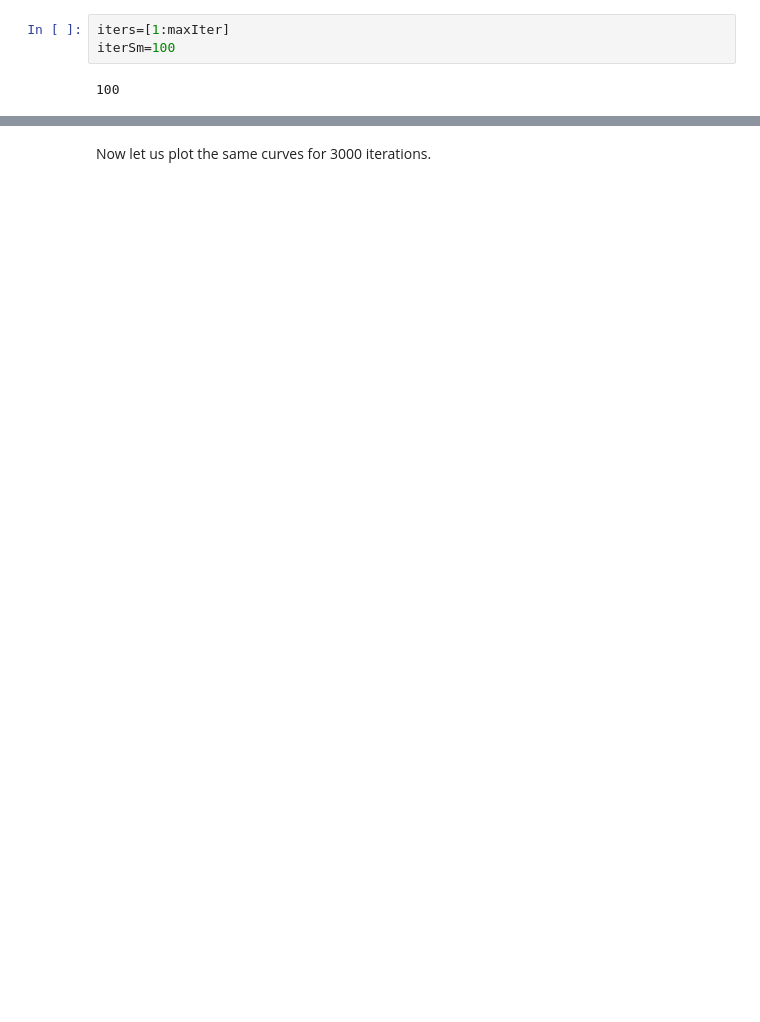
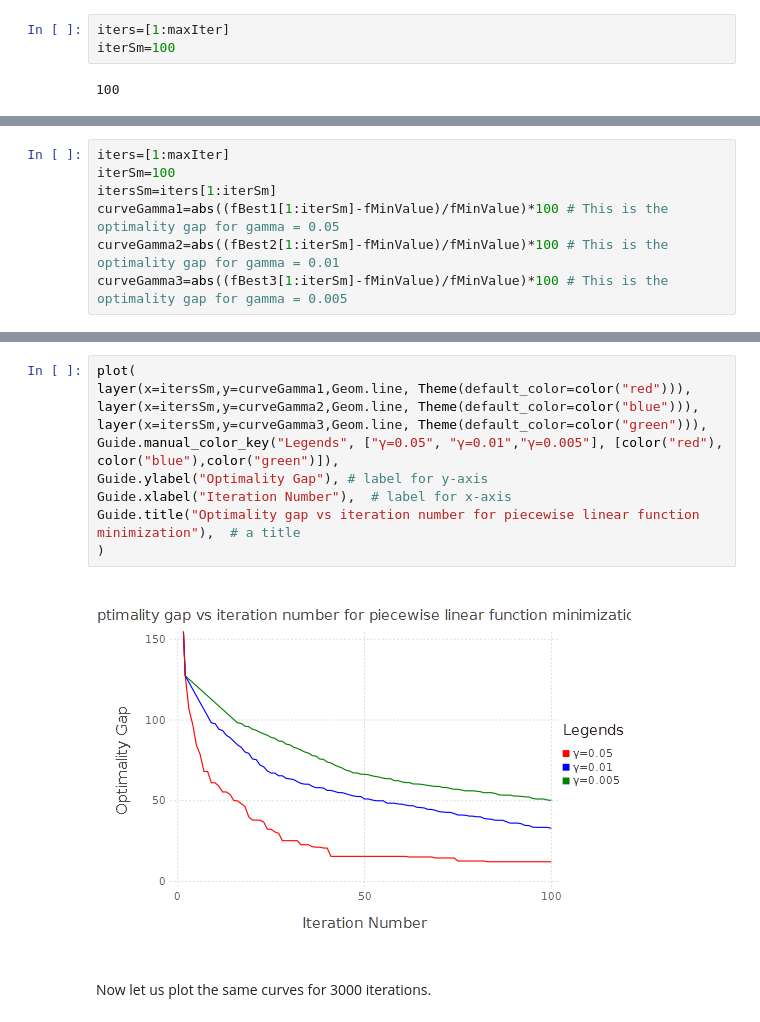
Before and after one commit to Shuvomoy/JuliaCodes-EE364b, a Jupyter notebook: JuliaCodes/Subgradient Method - Piecewise Linear Function Minimization .ipynb, the cells around one changed output, grey strips where cells are left out. Drawn from its saved outputs; the diff is of its cells as text; blank space fills up the shorter version.

```diff
--- a/JuliaCodes/Subgradient Method - Piecewise Linear Function Minimization .ipynb
+++ b/JuliaCodes/Subgradient Method - Piecewise Linear Function Minimization .ipynb
@@ -255,0 +256,7 @@ add(fig100itrs,re,gr,bl,le)
+# %%
+iters=[1:maxIter]
+iterSm=100
+itersSm=iters[1:iterSm]
+curveGamma1=abs((fBest1[1:iterSm]-fMinValue)/fMinValue)*100 # This is the optimality gap for gamma = 0.05
+curveGamma2=abs((fBest2[1:iterSm]-fMinValue)/fMinValue)*100 # This is the optimality gap for gamma = 0.01
+curveGamma3=abs((fBest3[1:iterSm]-fMinValue)/fMinValue)*100 # This is the optimality gap for gamma = 0.005
@@ -256,3 +281,15 @@ add(fig100itrs,re,gr,bl,le)
+# %%
+plot(
+layer(x=itersSm,y=curveGamma1,Geom.line, Theme(default_color=color("red"))),
+layer(x=itersSm,y=curveGamma2,Geom.line, Theme(default_color=color("blue"))),
+layer(x=itersSm,y=curveGamma3,Geom.line, Theme(default_color=color("green"))),
+Guide.manual_color_key("Legends", ["γ=0.05", "γ=0.01","γ=0.005"], [color("red"), color("blue"),color("green")]),
+Guide.ylabel("Optimality Gap"), # label for y-axis
+Guide.xlabel("Iteration Number"),  # label for x-axis
+Guide.title("Optimality gap vs iteration number for piecewise linear function minimization"),  # a title
+)
+# %% [output]
+[figure, added]
 # %% [markdown]
 Now let us plot the same curves for 3000 iterations.
 # %%
```
Also changed, not shown: parts of 18 cells of this notebook, 2 other files.
